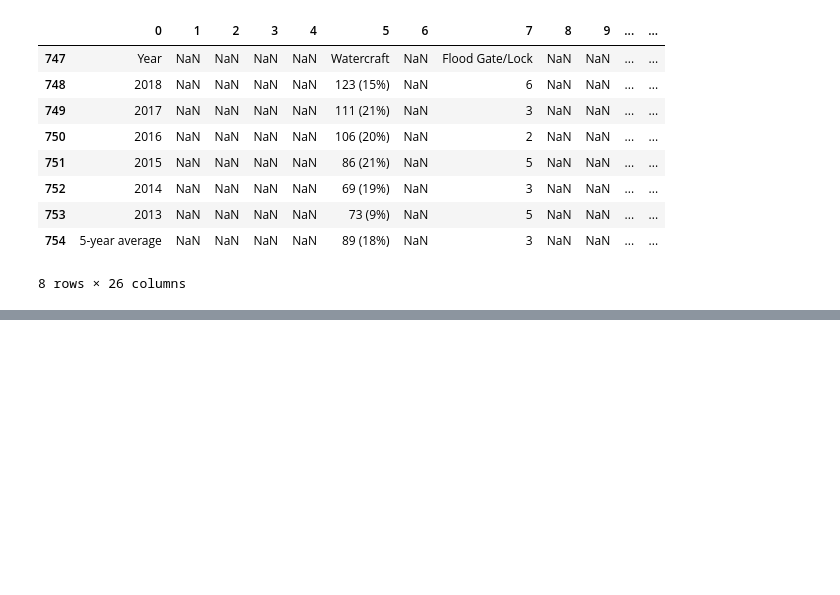
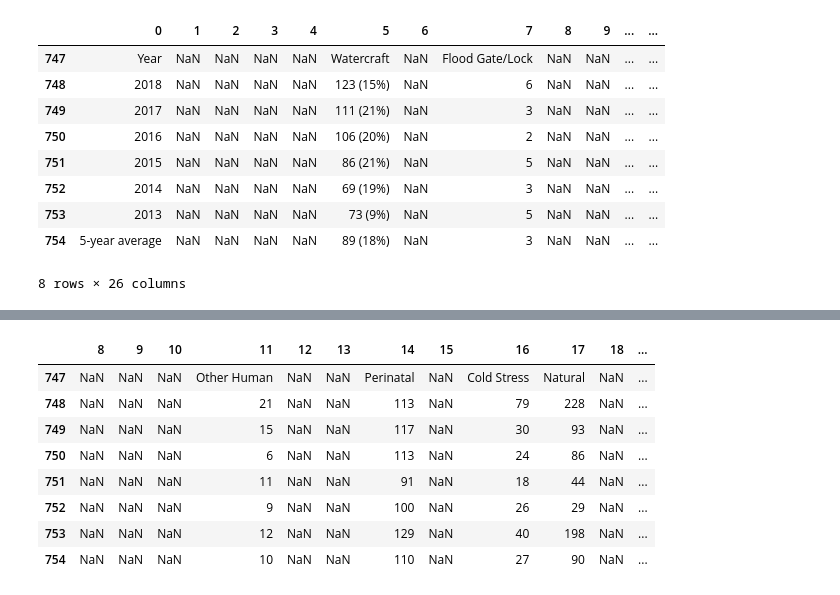
Before and after one commit to MagicMilly/manatee-mortality, a Jupyter notebook: manatees.ipynb, the cells around one changed output, grey strips where cells are left out. Saved outputs shown, nothing was run; the diff lists cells and outputs as text; code cells hidden in the pictures; blank space fills up the shorter version.

```diff
--- a/manatees.ipynb
+++ b/manatees.ipynb
@@ -153,0 +182,12 @@ comparison_df
+# %%
+df.iloc[747:, 8:]
+# %% [output]
+|  | 8 | 9 | 10 | 11 | 12 | 13 | 14 | 15 | 16 | 17 | 18 | ... |
+| 747 | NaN | NaN | NaN | Other Human | NaN | NaN | Perinatal | NaN | Cold Stress | Natural | NaN | ... |
+| 748 | NaN | NaN | NaN | 21 | NaN | NaN | 113 | NaN | 79 | 228 | NaN | ... |
+| 749 | NaN | NaN | NaN | 15 | NaN | NaN | 117 | NaN | 30 | 93 | NaN | ... |
+| 750 | NaN | NaN | NaN | 6 | NaN | NaN | 113 | NaN | 24 | 86 | NaN | ... |
+| 751 | NaN | NaN | NaN | 11 | NaN | NaN | 91 | NaN | 18 | 44 | NaN | ... |
+| 752 | NaN | NaN | NaN | 9 | NaN | NaN | 100 | NaN | 26 | 29 | NaN | ... |
+| 753 | NaN | NaN | NaN | 12 | NaN | NaN | 129 | NaN | 40 | 198 | NaN | ... |
+| 754 | NaN | NaN | NaN | 10 | NaN | NaN | 110 | NaN | 27 | 90 | NaN | ... |
```
Also changed, not shown: parts of 9 cells of this notebook, 2 other files.
